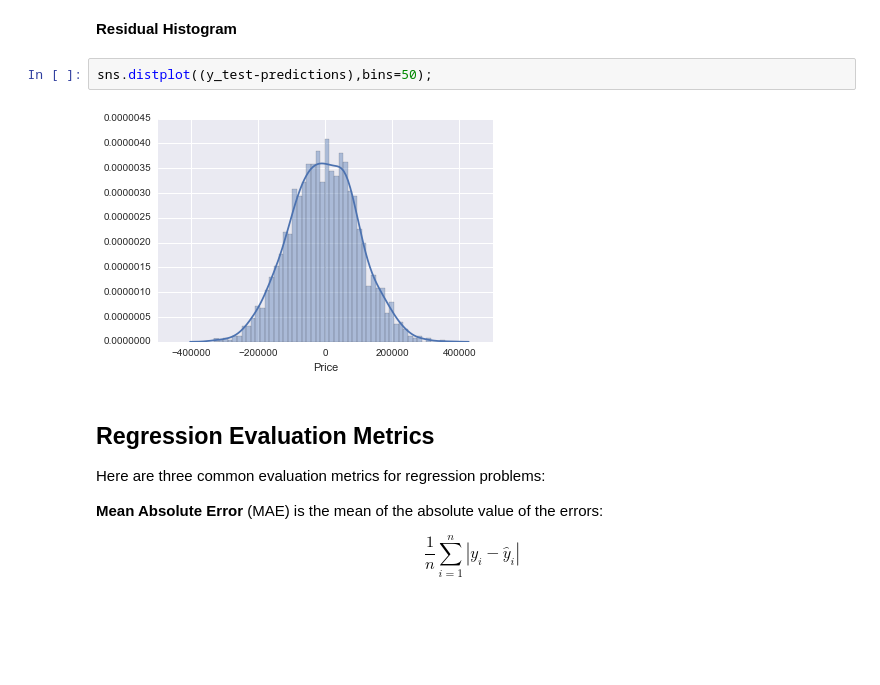
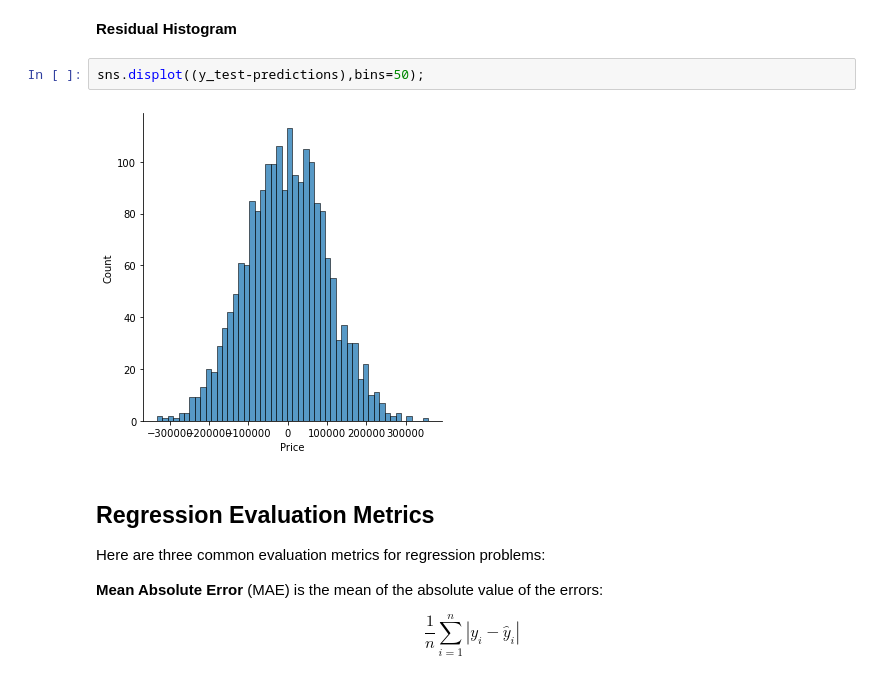
Before and after one commit to iktarun/machine-learning-with-data-science, a Jupyter notebook: Refactored_Py_DS_ML_Bootcamp-master/11-Linear-Regression/01-Linear Regression with Python.ipynb, the cells around one changed output. Saved outputs shown, nothing was run; the diff lists cells and outputs as text; blank space fills up the shorter version.

```diff
--- a/Refactored_Py_DS_ML_Bootcamp-master/11-Linear-Regression/01-Linear Regression with Python.ipynb
+++ b/Refactored_Py_DS_ML_Bootcamp-master/11-Linear-Regression/01-Linear Regression with Python.ipynb
@@ -193,9 +193,9 @@ plt.scatter(y_test,predictions)
 # %% [markdown]
 **Residual Histogram**
 # %%
-sns.distplot((y_test-predictions),bins=50);
+sns.displot((y_test-predictions),bins=50);
 # %% [output]
-[figure, old version]
+[figure, new version]
 # %% [markdown]
 ## Regression Evaluation Metrics
 
```
Also changed, not shown: parts of 3 cells of this notebook, 6 other files.
